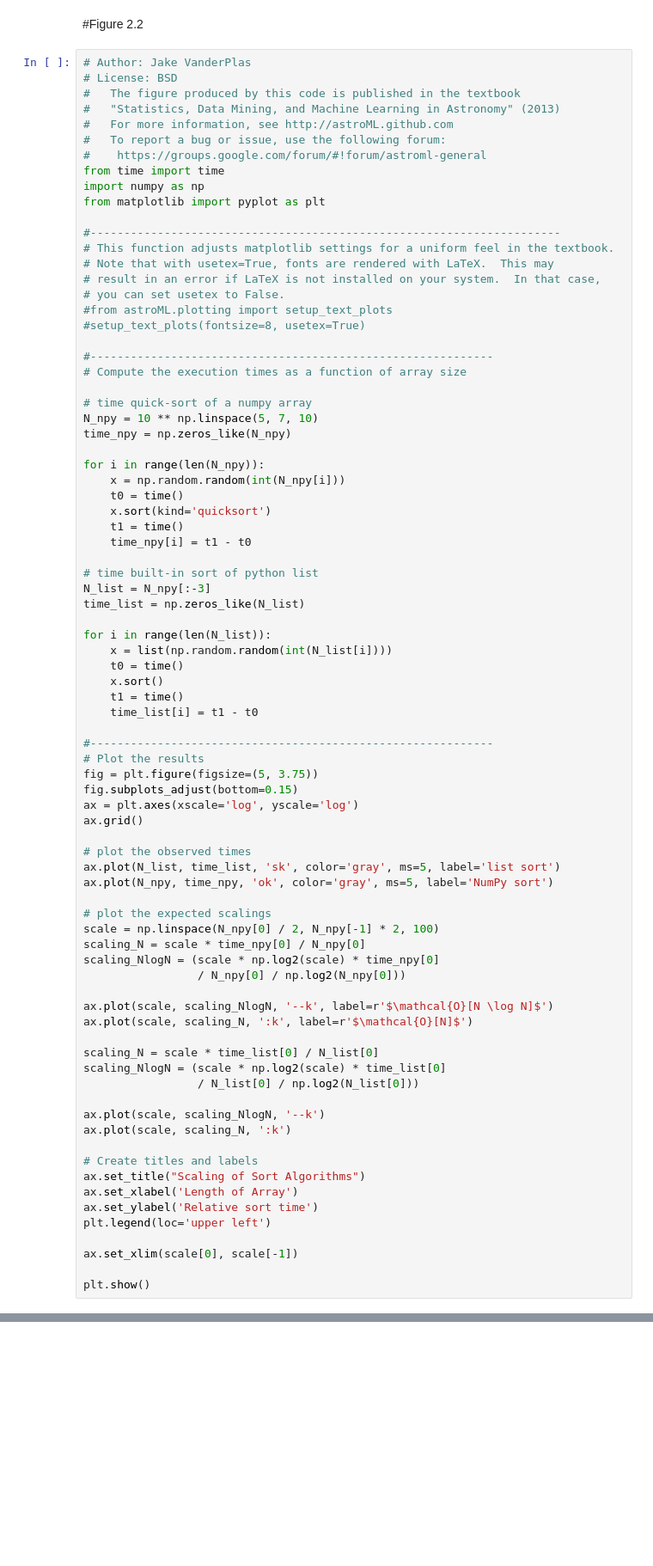
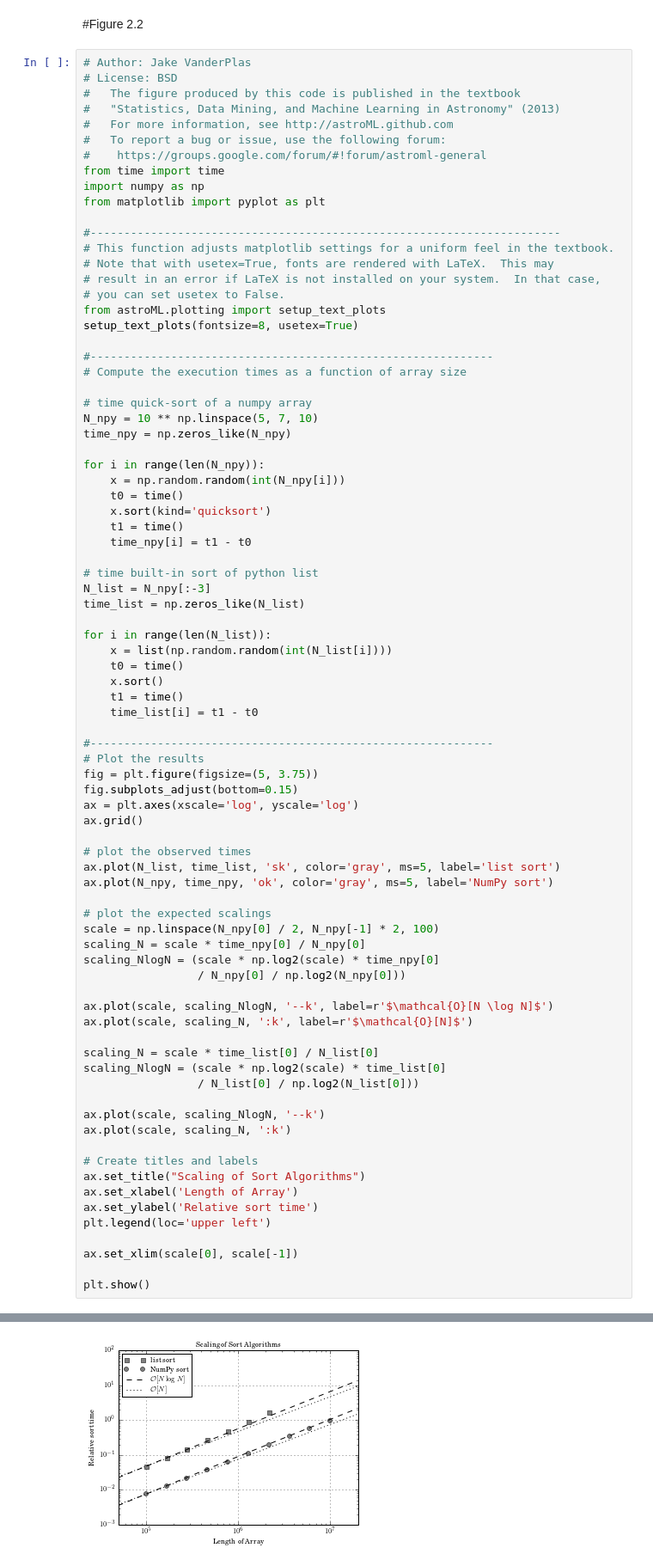
Before and after one commit to kdhiner/KAstroML, a Jupyter notebook: Chapter 2.ipynb, the cells around one changed output, grey strips where cells are left out. Shown at 86% size. Drawn from its saved outputs; the diff is of its cells as text; blank space fills up the shorter version.

Commit message:
fixed bug after updating astroML

```diff
--- a/Chapter 2.ipynb
+++ b/Chapter 2.ipynb
@@ -238,8 +238,8 @@ from matplotlib import pyplot as plt
 # Note that with usetex=True, fonts are rendered with LaTeX.  This may
 # result in an error if LaTeX is not installed on your system.  In that case,
 # you can set usetex to False.
-#from astroML.plotting import setup_text_plots
-#setup_text_plots(fontsize=8, usetex=True)
+from astroML.plotting import setup_text_plots
+setup_text_plots(fontsize=8, usetex=True)
 
 #------------------------------------------------------------
 # Compute the execution times as a function of array size
@@ -306,0 +306 @@ ImportError: cannot import name setup_text_plots
+[figure, added]
```
Also changed, not shown: parts of 4 cells of this notebook.
